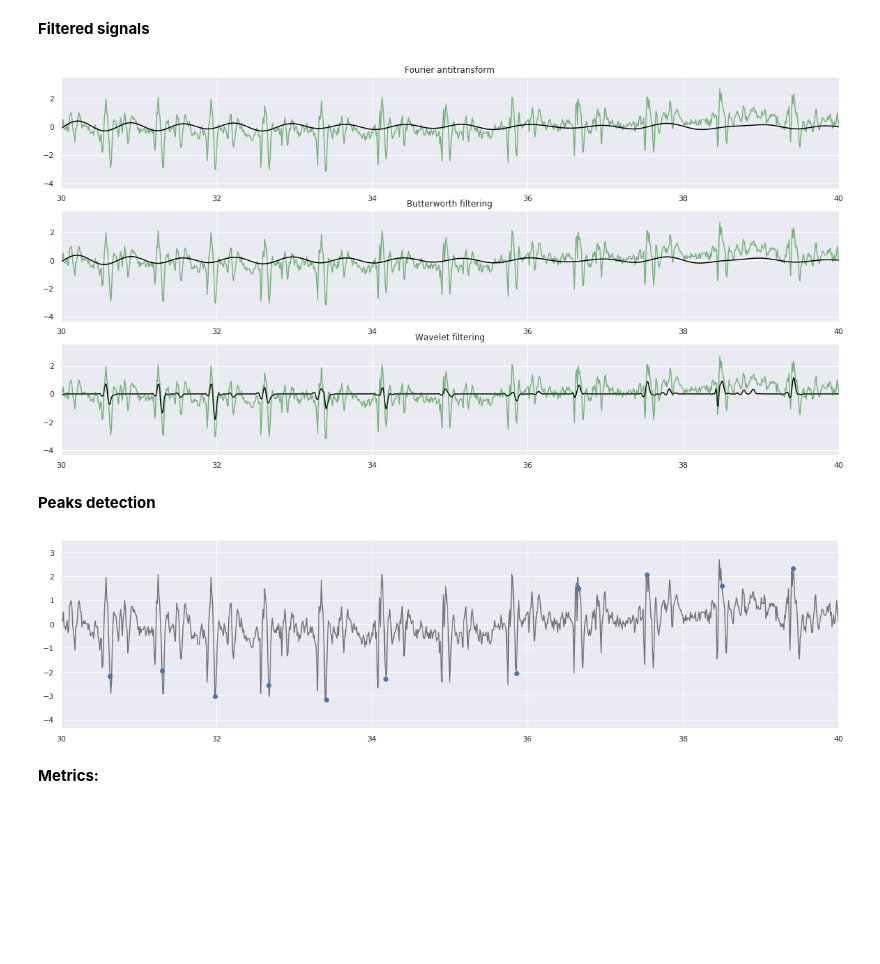
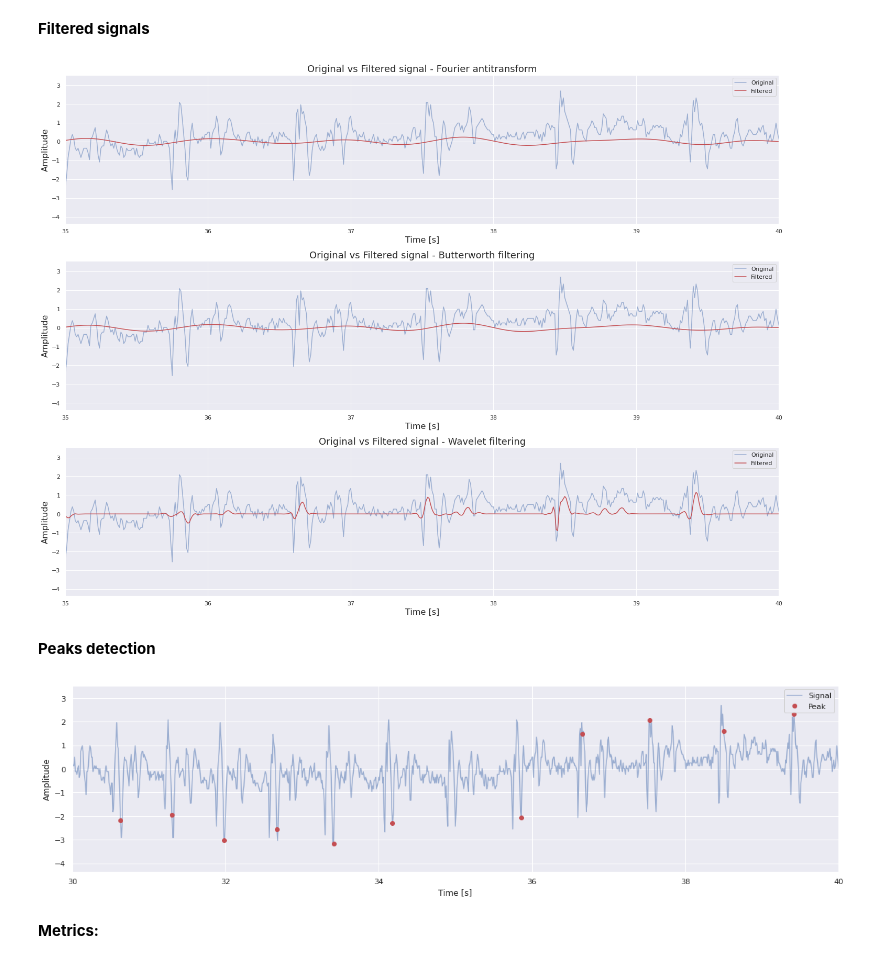
Before and after one commit to CrostaBot/HeartRateEstimation, a Jupyter notebook: BCG.ipynb, the cells around one changed output. Drawn from its saved outputs; the diff is of its cells as text; code cells hidden in the pictures; blank space fills up the shorter version.

```diff
--- a/BCG.ipynb
+++ b/BCG.ipynb
@@ -72,6 +72,9 @@ df_chair.head()
 2. Plot selected data in function of time and choose a properly time window over which to perform the analysis. Pay attention on time rappresentation and the measurament unit.
 # %%
 ##### PLOT OF THE DATA #####
+matplotlib.rcParams['mathtext.fontset'] = 'cm'
+matplotlib.rcParams['font.family'] = 'STIXGeneral'
+sns.set()
 
 # create the subplots
 figure, axis = plt.subplots(1,2, figsize = (15,5))
@@ -93,6 +96,7 @@ axis[1].set_xlabel('Time [s]')
 axis[1].set_ylabel('Angular velocity [dps]')
 axis[1].set_title('GYROSCOPE')
 axis[1].legend(loc = 1)
+#plt.savefig("Images/BCG/data.png")
 
 # create the subplots for a detail of the previous ones
 figure, axis = plt.subplots(1,2, figsize = (15,5))
@@ -113,10 +117,11 @@ axis[1].plot(time,gyroY,'b',label = 'gyroY')
 axis[1].plot(time,gyroZ,'g',label = 'gyroZ')
 axis[1].set_xlabel('Time [s]')
 axis[1].set_ylabel('Angular velocity [dps]')
-axis[1].set_title('GYROSCOPE')
+axis[1].set_title('Detail of Gyroscope')
 axis[1].set_ylim([-10,10])
 axis[1].set_xlim([10,25])
 axis[1].legend(loc = 1)
+#plt.savefig("Images/BCG/data2.png")
 
 plt.show()
 # %% [output]
@@ -433,12 +476,12 @@ def wave_dec(data, w,levels):
 
     fig = plt.figure(figsize=(20,10))
     ax_main = fig.add_subplot(len(rec_a) + 1, 1, 1)
-    ax_main.set_title("wavelet decomposition")
+    ax_main.set_title("WAVELET DECOMPOSITION - Original signal", fontsize = 16)
     data = np.array(data)
     ax_main.plot(time,data)
     ax_main.set_xlim(35,40)
-    ax_main.set_ylabel("Original signal")
-    ax_main.set_xlabel("time (s)")
+    ax_main.set_xlabel("Time [s]")
+    #plt.savefig("Images/BCG/dec1.png")
     #ax_main.set_xlim(0, len(data) - 1)
     for i, y in enumerate(rec_a):
         ax = fig.add_subplot(len(rec_a) +1, 2, 3 + i * 2)
@@ -446,7 +489,7 @@ def wave_dec(data, w,levels):
         #ax.set_xlim(0, len(y) - 1)
         ax.set_xlim(30,35)
         ax.set_ylabel("Approx%d" % (i + 1))
-        ax.set_xlabel("time (s)")
+        ax.set_xlabel("Time [s]")
 
     for i, y in enumerate(rec_d):
         ax = fig.add_subplot(len(rec_d) +1, 2, 4 + i * 2)
@@ -454,7 +497,9 @@ def wave_dec(data, w,levels):
         #ax.set_xlim(0, len(y) - 1)
         ax.set_xlim(30,35)
         ax.set_ylabel("Detail%d" % (i + 1))
-        ax.set_xlabel("time (s)")
+        ax.set_xlabel("Time [s]")
+    figure.tight_layout()
+    #plt.savefig("Images/BCG/dec2.png")
     return rec_a,rec_d,ca,cd
 # %%
 selected = (PCA_acc[0]-np.mean(PCA_acc[0]))
@@ -481,26 +526,35 @@ wavelet_filt = pywt.waverec(coeffs, wavelet)
 **Filtered signals**
 # %%
 # Plot
-figure, axis = plt.subplots(3, 1, figsize = (20, 10))
+figure, axis = plt.subplots(3, 1, figsize = (20, 15))
 
-axis[0].plot(time, selected, 'green',alpha=0.5)
-axis[0].plot(time, sig_filt_fft, 'black')
-axis[0].set_xlim([30,40])
-axis[0].set_title("Fourier antitransform")
-
-axis[1].plot(time, selected, 'green',alpha=0.5)
-axis[1].plot(time, sig_filt_butter, 'black')
-axis[1].set_xlim([30,40])
-axis[1].set_title("Butterworth filtering")
-
-axis[2].plot(time, wavelet_filt[len(wavelet_filt)-len(time):], 'black')
-axis[2].plot(time, selected, 'green',alpha=0.5)
-axis[2].set_xlim([30,40])
-axis[2].set_title("Wavelet filtering")
+axis[0].plot(time, selected, 'b', alpha = 0.5, label = 'Original')
+axis[0].plot(time, sig_filt_fft, 'r', label = 'Filtered')
+axis[0].set_xlim([35,40])
+axis[0].set_title("Original vs Filtered signal - Fourier antitransform", fontsize = 18)
+axis[0].set_xlabel('Time [s]', fontsize = 16)
+axis[0].set_ylabel('Amplitude', fontsize = 16)
+axis[0].legend()
+axis[1].plot(time, selected, 'b', alpha = 0.5, label = 'Original')
+axis[1].plot(time, sig_filt_butter, 'r', label = 'Filtered')
+axis[1].set_xlim([35,40])
+axis[1].set_title("Original vs Filtered signal - Butterworth filtering", fontsize = 18)
+axis[1].set_xlabel('Time [s]', fontsize = 16)
+axis[1].set_ylabel('Amplitude', fontsize = 16)
+axis[1].legend()
+axis[2].plot(time, selected, 'b', alpha = 0.5, label = 'Original')
+axis[2].plot(time, wavelet_filt[len(wavelet_filt)-len(time):], 'r', label = 'Filtered')
+axis[2].set_xlim([35,40])
+axis[2].set_title("Original vs Filtered signal - Wavelet filtering", fontsize = 18)
+axis[2].set_xlabel('Time [s]', fontsize = 16)
+axis[2].set_ylabel('Amplitude', fontsize = 16)
+axis[2].legend()
+figure.tight_layout()
+#plt.savefig("Images/BCG/Original_filt.png")
 
 plt.show()
 # %% [output]
-[figure, old version]
+[figure, new version]
 # %% [markdown]
 **Peaks detection**
 # %%
@@ -510,12 +564,16 @@ peaks_butt,_ = find_peaks(sig_filt_butter, height=0.1, threshold=None, distance=
 peaks_wavelet,_ = find_peaks(np.abs(wavelet_filt), height=0.4, threshold=None, distance=fs/hf, prominence=None, width=None, wlen=None, rel_height=None, plateau_size=None)
 # %%
 fig = plt.figure(figsize=(20, 5))
-plt.plot(time, selected, 'black',alpha=0.5)
-plt.plot(time[peaks_wavelet], selected.iloc[peaks_wavelet], 'o')
+plt.plot(time, selected, 'b',alpha=0.5, label = 'Signal')
+plt.plot(time[peaks_wavelet], selected.iloc[peaks_wavelet], 'o', color = 'r', label = 'Peak')
+plt.legend(loc="best")
 ax = fig.get_axes()
-ax[0].set_xlim([30,40]);
+ax[0].set_xlim([30,40])
+ax[0].set_xlabel('Time [s]')
+ax[0].set_ylabel('Amplitude')
+#plt.savefig("Images/BCG/Peak.png")
 # %% [output]
-[figure, old version]
+[figure, new version]
 # %% [markdown]
 **Metrics:**
 # %%
```
Also changed, not shown: parts of 9 cells of this notebook.
